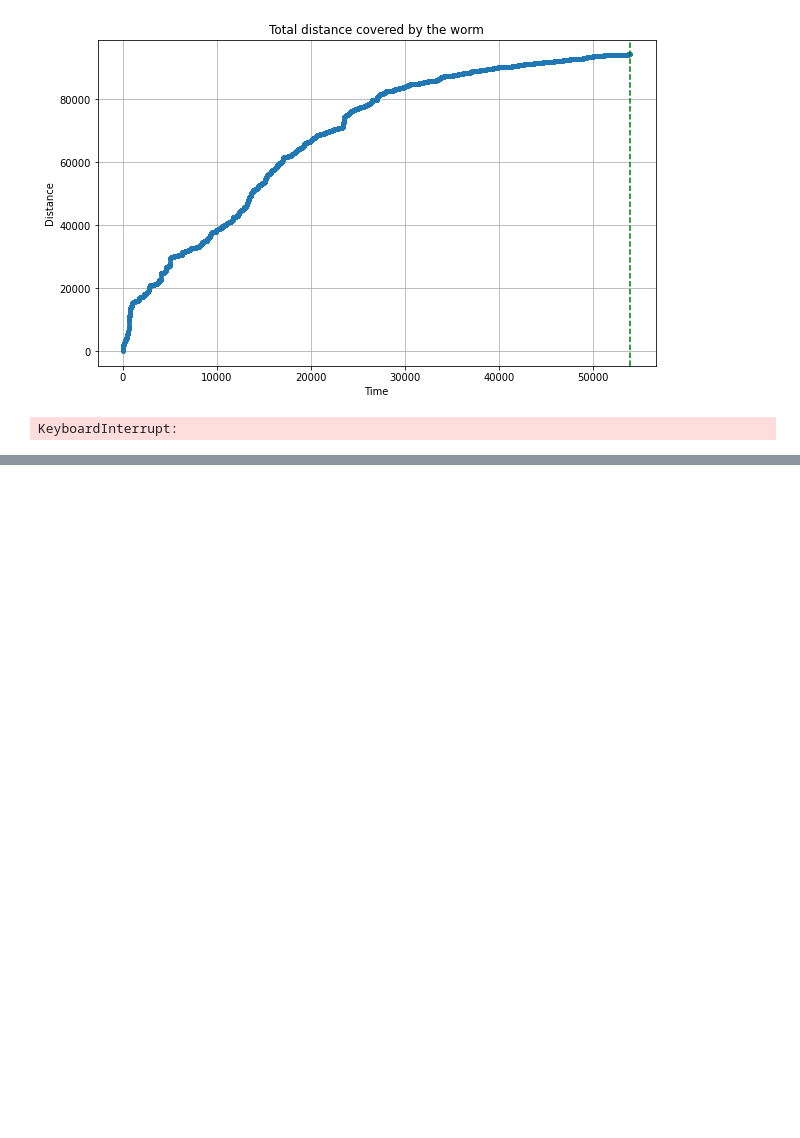
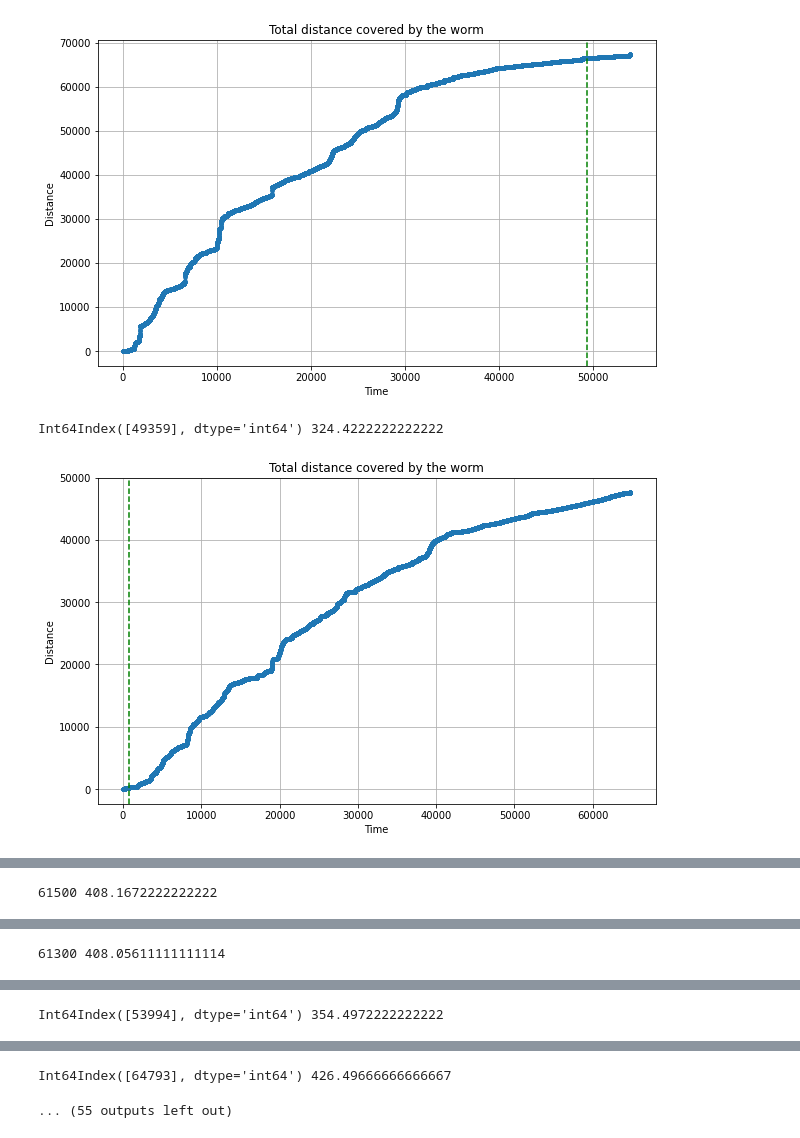
Before and after one commit to srsingh04/mlproject2, a Jupyter notebook: preprocessing/lifespan_make_df.ipynb, the cells around one changed output, grey strips where cells are left out. Cells and saved outputs as stored; diff of their text form; code cells hidden in the pictures; blank space fills up the shorter version.

```diff
--- a/preprocessing/lifespan_make_df.ipynb
+++ b/preprocessing/lifespan_make_df.ipynb
@@ -71,48 +71,49 @@ def adjust_lifespan(lifespan, csv_file_path):
             return data['Time elapsed (in hours)'].iloc[lifespan_idx]
         else:
             decide == 'Y'
     # return data['Time elapsed (in hours)'].iloc[lifespan]
 
 all_data = []
 
-for x in range(1, 13):
-    csv_file_path = f'../Lifespan2/companyDrug/companyDrug{x}.csv'
-    y = wormstats(csv_file_path)
-    lifespan = y.loc[0,'lifespan']
-    y['lifespan']= adjust_lifespan(lifespan, csv_file_path)
-    y['drugged'] = 1
-    y['worm_id'] = x
-    all_data.append(y)
+# for x in range(1, 13):
+#     csv_file_path = f'../Lifespan2/companyDrug/companyDrug{x}.csv'
+#     y = wormstats(csv_file_path)
+#     lifespan = y.loc[0,'lifespan']
+#     y['lifespan']= adjust_lifespan(lifespan, csv_file_path)
+#     y['drugged'] = 1
+#     y['worm_id'] = x
+#     all_data.append(y)
 
 for x in range(1, 13):
     csv_file_path = f'../Lifespan2/controlTerbinafin/controlTerbinafin{x}.csv'
     y = wormstats(csv_file_path)
     lifespan = y.loc[0,'lifespan']
     y['lifespan']= adjust_lifespan(lifespan, csv_file_path)
     y['drugged'] = 0
     y['worm_id'] = x+12
     all_data.append(y)
 
 for x in range(1, 13):
     csv_file_path = f'../Lifespan2/Terbinafin/Terbinafin{x}.csv'
     y = wormstats(csv_file_path)
     lifespan = y.loc[0,'lifespan']
     y['lifespan']= adjust_lifespan(lifespan, csv_file_path)
     y['drugged'] = 2
     y['worm_id'] = x+24
     all_data.append(y)
 
-for x in range(1, 13):
-    csv_file_path = f'../Lifespan2/control/control{x}.csv'
-    y = wormstats(csv_file_path)
-    lifespan = y.loc[0,'lifespan']
-    y['lifespan']= adjust_lifespan(lifespan, csv_file_path)
-    y['drugged'] = 0
-    y['worm_id'] = x+36
-    all_data.append(y)
+# for x in range(1, 13):
+#     csv_file_path = f'../Lifespan2/control/control{x}.csv'
+#     y = wormstats(csv_file_path)
+#     lifespan = y.loc[0,'lifespan']
+#     y['lifespan']= adjust_lifespan(lifespan, csv_file_path)
+#     y['drugged'] = 0
+#     y['worm_id'] = x+36
+#     all_data.append(y)
 
 merged_df = pd.concat(all_data, axis=0, ignore_index=True)
 merged_df
 # %% [output]
-[figure, old version]
+[figure, new version]
-KeyboardInterrupt:
+Int64Index([49359], dtype='int64') 324.4222222222222
+[figure, added]
@@ -118,0 +121 @@ KeyboardInterrupt:
+61500 408.1672222222222
@@ -118,0 +124 @@ KeyboardInterrupt:
+61300 408.05611111111114
@@ -118,0 +126 @@ KeyboardInterrupt:
+Int64Index([53994], dtype='int64') 354.4972222222222
@@ -119 +128,3 @@ KeyboardInterrupt:
+Int64Index([64793], dtype='int64') 426.49666666666667
+... (55 outputs left out)
 # %%
```
Also changed, not shown: parts of 2 cells of this notebook, 4 other files.
